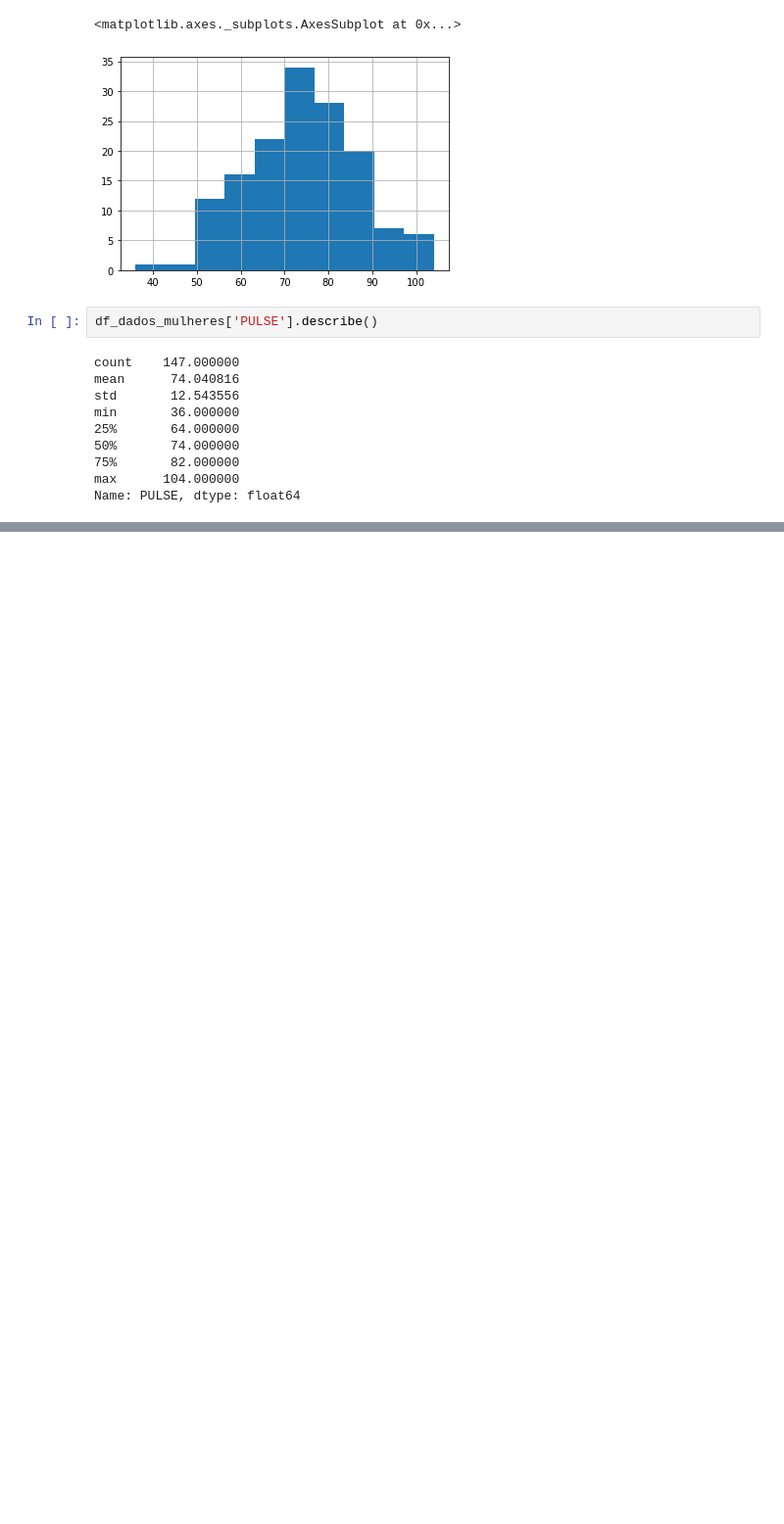
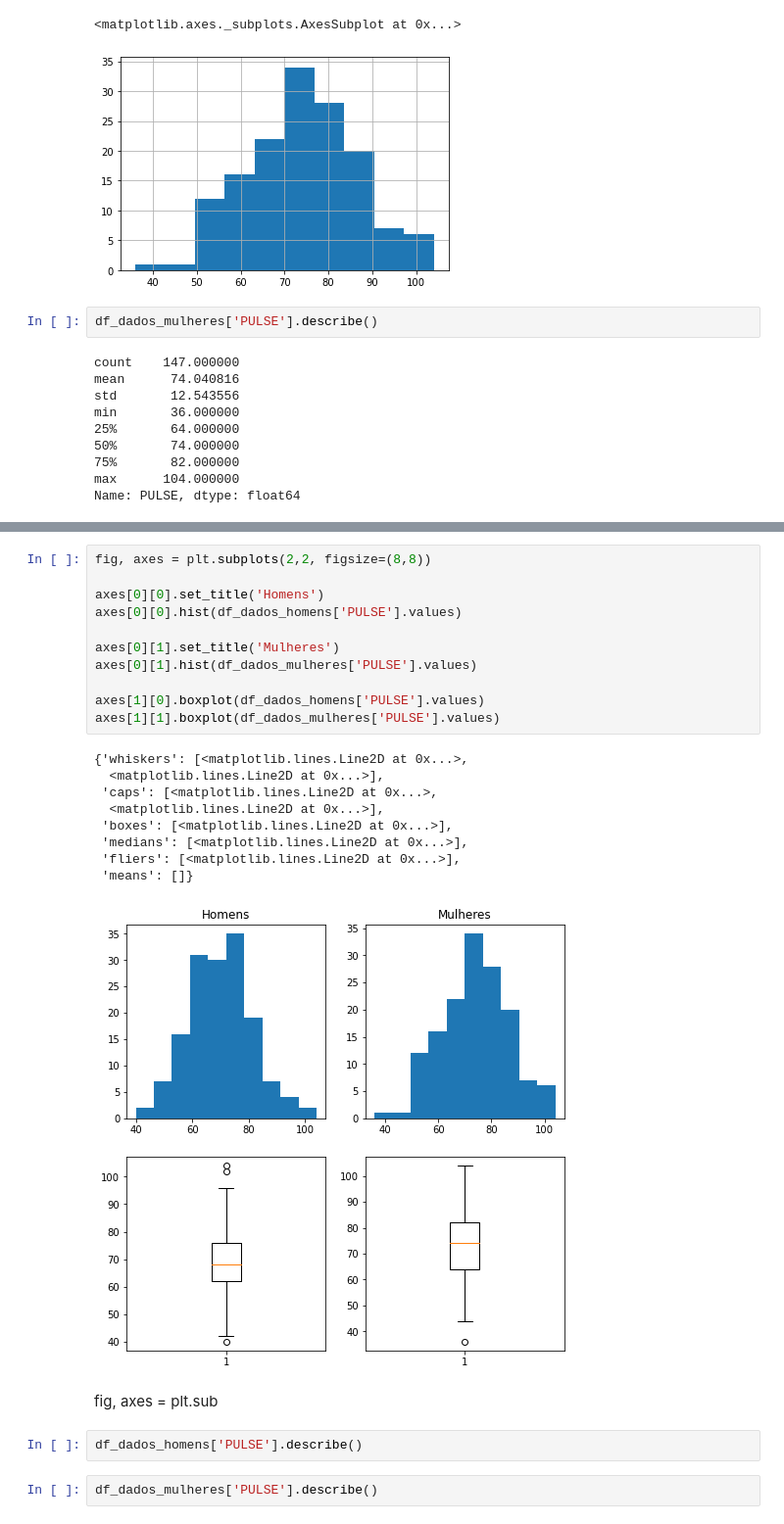
Before and after one commit to RodrigoEmygdio/Estatistica, a Jupyter notebook: notebooks/Tirola/Analise_Distribuicao_Frequencia.ipynb, the cells around one changed output, grey strips where cells are left out. Shown at 98% size. Cells and saved outputs as stored; diff of their text form; blank space fills up the shorter version.

```diff
--- a/notebooks/Tirola/Analise_Distribuicao_Frequencia.ipynb
+++ b/notebooks/Tirola/Analise_Distribuicao_Frequencia.ipynb
@@ -185,0 +191,27 @@ Name: PULSE, dtype: float64
+# %%
+fig, axes = plt.subplots(2,2, figsize=(8,8))
+
+axes[0][0].set_title('Homens')
+axes[0][0].hist(df_dados_homens['PULSE'].values)
+
+axes[0][1].set_title('Mulheres')
+axes[0][1].hist(df_dados_mulheres['PULSE'].values)
+
+axes[1][0].boxplot(df_dados_homens['PULSE'].values)
+axes[1][1].boxplot(df_dados_mulheres['PULSE'].values)
+# %% [output]
+{'whiskers': [<matplotlib.lines.Line2D at 0x...>,
+  <matplotlib.lines.Line2D at 0x...>],
+ 'caps': [<matplotlib.lines.Line2D at 0x...>,
+  <matplotlib.lines.Line2D at 0x...>],
+ 'boxes': [<matplotlib.lines.Line2D at 0x...>],
+ 'medians': [<matplotlib.lines.Line2D at 0x...>],
+ 'fliers': [<matplotlib.lines.Line2D at 0x...>],
+ 'means': []}
+[figure, added]
+# %% [markdown]
+fig, axes = plt.sub
+# %%
+df_dados_homens['PULSE'].describe()
+# %%
+df_dados_mulheres['PULSE'].describe()
```
Also changed, not shown: parts of 6 cells of this notebook.
